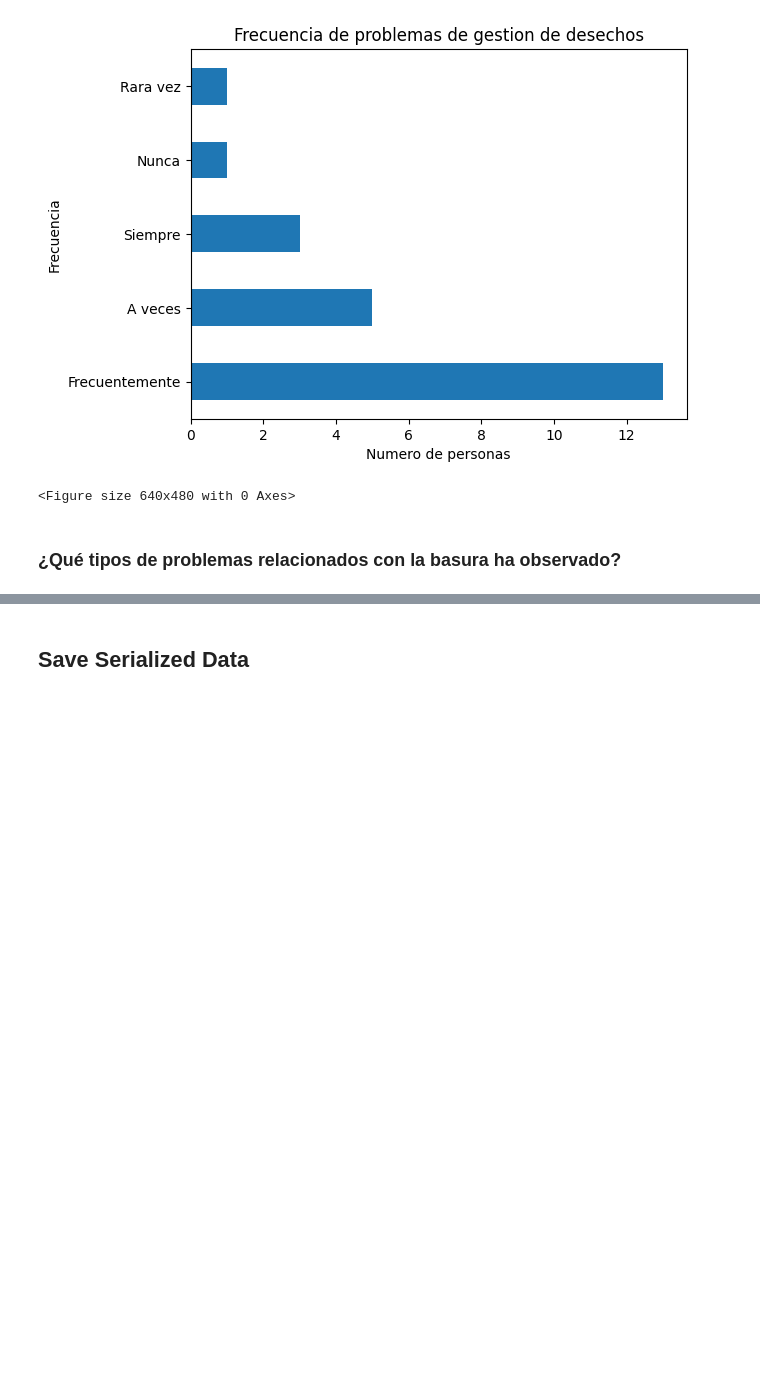
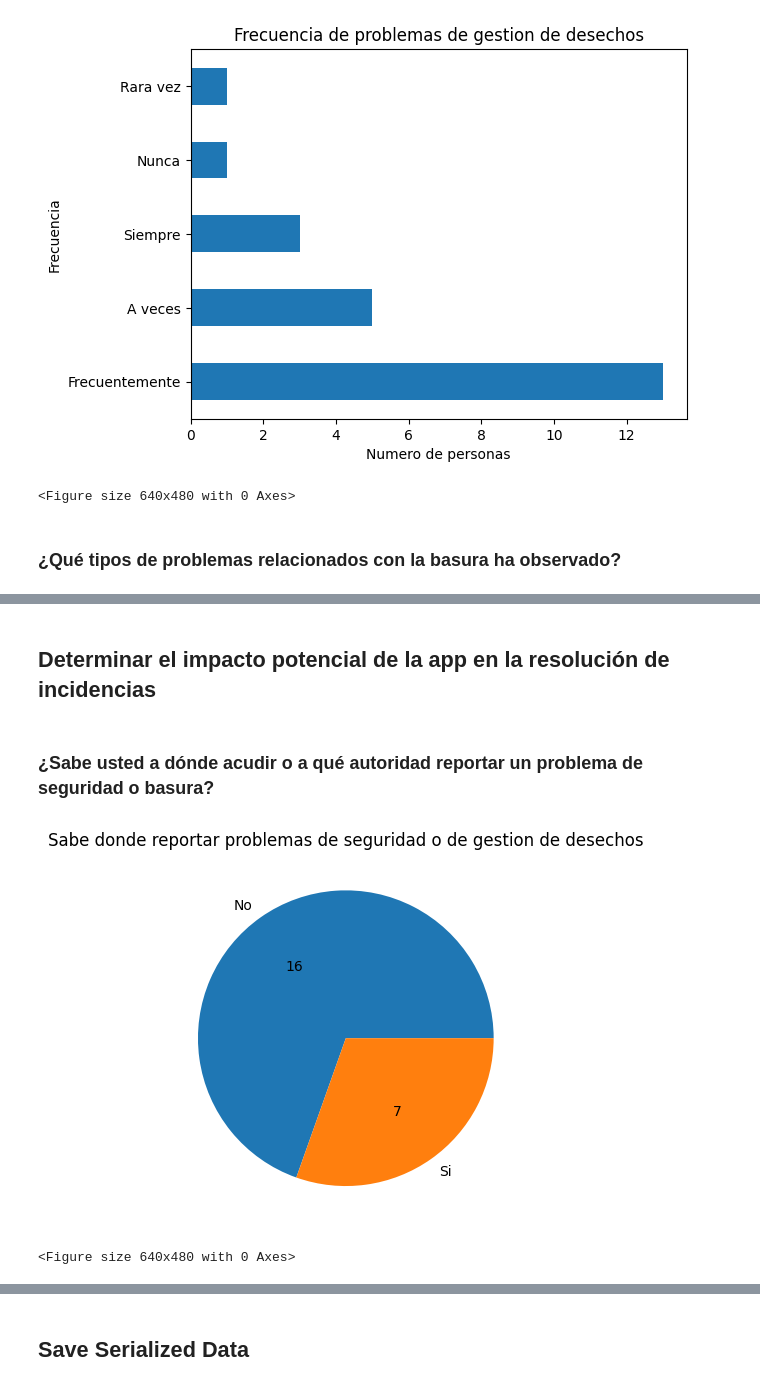
Before and after one commit to Mortadelo24/survey-integrador-one, a Jupyter notebook: notebook.ipynb, the cells around one changed output, grey strips where cells are left out. Cells and saved outputs as stored; diff of their text form; code cells hidden in the pictures; blank space fills up the shorter version.

```diff
--- a/notebook.ipynb
+++ b/notebook.ipynb
@@ -236,7 +246,7 @@ def create_plot(name: str):
     plt.clf()
 
 def create_closed_question_distribution_pie(df: pd.DataFrame, column: str, title: str):
-    distribution_plot = results[column].value_counts().rename(index=closed_questions_labels).plot(kind="pie", autopct=get_results_absolute_value)
+    distribution_plot = df[column].value_counts().rename(index=closed_question_labels).plot(kind="pie", autopct=get_results_absolute_value)
     distribution_plot.set_title(title)
     distribution_plot.set_axis_off()
 # %% [markdown]
@@ -356,0 +387,11 @@ create_plot("frecuencia_desechos_problemas")
+# %% [markdown]
+## Determinar el impacto potencial de la app en la resolución de incidencias
+# %% [markdown]
+### ¿Sabe usted a dónde acudir o a qué autoridad reportar un problema de seguridad o basura?
+# %%
+
+create_closed_question_distribution_pie(results, "knows_where_report", title="Sabe donde reportar problemas de seguridad o de gestion de desechos")
+create_plot("sabe_donde_reportar")
+# %% [output]
+[figure, added]
+<Figure size 640x480 with 0 Axes>
```
Also changed, not shown: parts of 10 cells of this notebook, 8 other files.
